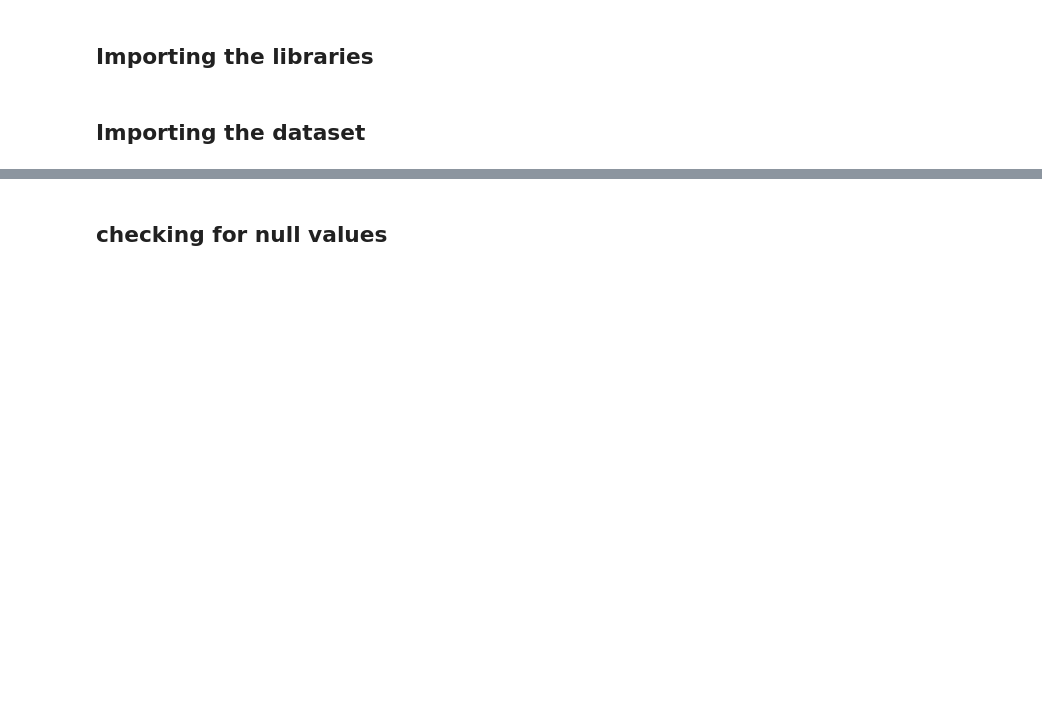
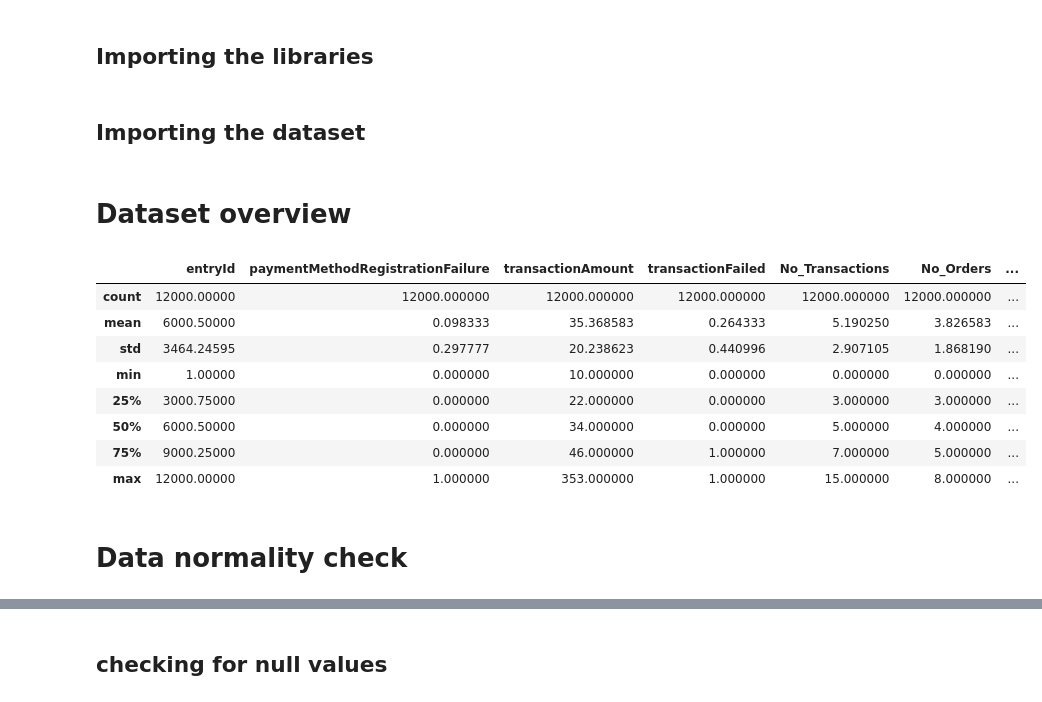
Before and after one commit to abhdhar-1618/Python, a Jupyter notebook: Own/ML Model Files/[random_forest_WIP].ipynb, the cells around one changed output, grey strips where cells are left out. Saved outputs shown, nothing was run; the diff lists cells and outputs as text; code cells hidden in the pictures; blank space fills up the shorter version.

```diff
--- a/Own/ML Model Files/[random_forest_WIP].ipynb
+++ b/Own/ML Model Files/[random_forest_WIP].ipynb
@@ -12,3 +14,19 @@ import pandas as pd
 dataset = pd.read_csv('synthetic_model_ready_data.csv')
 X = dataset.iloc[:, :-1].values
 y = dataset.iloc[:, -1].values
+# %% [markdown]
+# Dataset overview
+# %%
+dataset.describe()
+# %% [output]
+|  | entryId | paymentMethodRegistrationFailure | transactionAmount | transactionFailed | No_Transactions | No_Orders | ... |
+| count | 12000.00000 | 12000.000000 | 12000.000000 | 12000.000000 | 12000.000000 | 12000.000000 | ... |
+| mean | 6000.50000 | 0.098333 | 35.368583 | 0.264333 | 5.190250 | 3.826583 | ... |
+| std | 3464.24595 | 0.297777 | 20.238623 | 0.440996 | 2.907105 | 1.868190 | ... |
+| min | 1.00000 | 0.000000 | 10.000000 | 0.000000 | 0.000000 | 0.000000 | ... |
+| 25% | 3000.75000 | 0.000000 | 22.000000 | 0.000000 | 3.000000 | 3.000000 | ... |
+| 50% | 6000.50000 | 0.000000 | 34.000000 | 0.000000 | 5.000000 | 4.000000 | ... |
+| 75% | 9000.25000 | 0.000000 | 46.000000 | 1.000000 | 7.000000 | 5.000000 | ... |
+| max | 12000.00000 | 1.000000 | 353.000000 | 1.000000 | 15.000000 | 8.000000 | ... |
+# %% [markdown]
+# Data normality check
```
Also changed, not shown: parts of 8 cells of this notebook, 2 other files.
